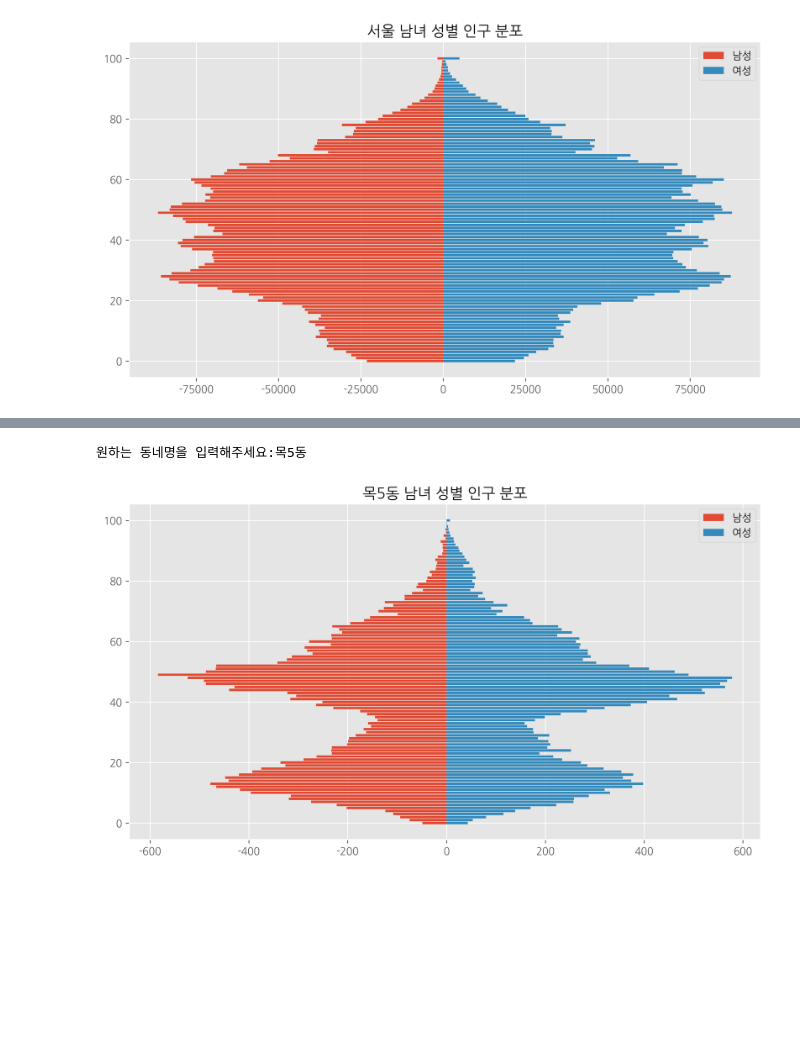
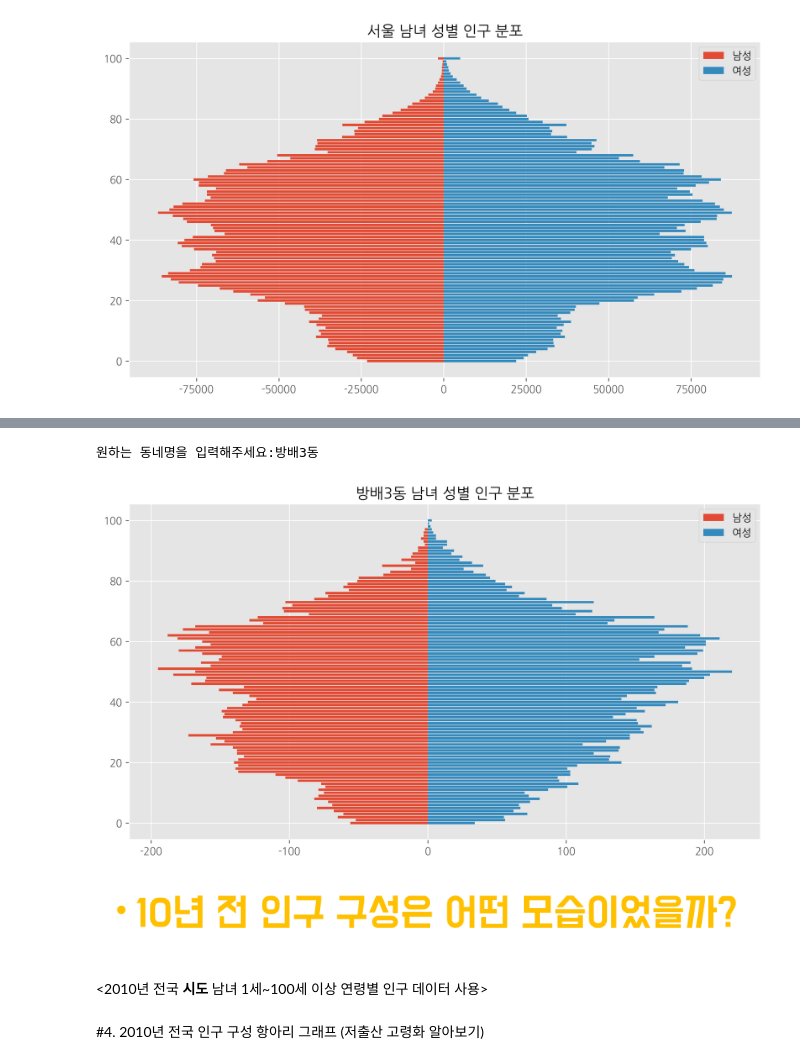
Before and after one commit to dubussy/insideout, a Jupyter notebook: population.ipynb, the cells around one changed output, grey strips where cells are left out. Cells and saved outputs as stored; diff of their text form; code cells hidden in the pictures; blank space fills up the shorter version.

```diff
--- a/population.ipynb
+++ b/population.ipynb
@@ -33,7 +43,7 @@ Saving 2020korea.csv to 2020korea.csv
 # %%
-#1. 2020년 전국 인구 구성 항아리 그래프 (교과서 업데이트)
+#1. 2020년 전국 인구 피라미드 그래프 (교과서 업데이트)
 import csv
-f=open('2020korea.csv', encoding = 'cp949')
+f=open('202012korea.csv', encoding = 'cp949')
 data = csv.reader(f)
 m=[]
 f=[]
@@ -49,7 +59,7 @@ plt.style.use('ggplot')
 plt.figure(figsize=(11,6),dpi=300)
 plt.rc('font', family='NanumGothic')
 plt.rcParams['axes.unicode_minus']=False
-plt.title('전국 남녀 성별 인구 분포')
+plt.title('전국 남녀 성별 인구 분포(2020년)')
 plt.barh(range(101),m, label='남성')
 plt.barh(range(101),f,label='여성')
 plt.legend()
@@ -61,7 +71,7 @@ findfont: Font family ['NanumGothic'] not found. Falling back to DejaVu Sans.
 # %%
-#2. 2020년 시도 인구 구성 항아리 그래프 (지역별 차이 알아보기)
+#2. 2020년 시도 인구 피라미드 그래프 (지역별 차이 알아보기)
 import csv
-f=open('2020korea.csv', encoding = 'cp949')
+f=open('202012korea.csv', encoding = 'cp949')
 data = csv.reader(f)
 m=[]
 f=[]
@@ -78,7 +88,7 @@ plt.style.use('ggplot')
 plt.figure(figsize=(11,6),dpi=300)
 plt.rc('font', family='NanumGothic')
 plt.rcParams['axes.unicode_minus']=False
-plt.title(name+' 남녀 성별 인구 분포')
+plt.title(name+' 남녀 성별 인구 분포(2020년)')
 plt.barh(range(101),m, label='남성')
 plt.barh(range(101),f,label='여성')
 plt.legend()
@@ -96,31 +110,37 @@ Saving 2020.csv to 2020.csv
 # %%
-#3. 2020년 동네 인구 구성 항아리 그래프 (학생들이 사는 동네 관심 유발하기)
+#3. 2020년 동네 인구피라미드 그래프 (학생들이 사는 동네 관심 유발하기)
 import csv
-f=open('2020.csv', encoding = 'cp949')
+f=open('202012town.csv', encoding = 'cp949')
 data=csv.reader(f)
 m=[]
 f=[]
 name=input('원하는 동네명을 입력해주세요:')
 for row in data:
     if name in row[0]:
         for i in range(0,101):
             m.append(-int(row[i+3].replace(',','')))
             f.append(int(row[-(i+1)].replace(',','')))
 f.reverse()
 
 import matplotlib.pyplot as plt
 plt.style.use('ggplot')
 plt.figure(figsize=(11,6),dpi=300)
 plt.rc('font', family='NanumGothic')
 plt.rcParams['axes.unicode_minus']=False
-plt.title(name+' 남녀 성별 인구 분포')
+plt.title(name+' 남녀 성별 인구 분포(2020년)')
 plt.barh(range(101),m, label='남성')
 plt.barh(range(101),f,label='여성')
 plt.legend()
 plt.show()
 # %% [output]
-원하는 동네명을 입력해주세요:목5동
+원하는 동네명을 입력해주세요:방배3동
-[figure, old version]
+[figure, new version]
+# %% [markdown]
+![image.png](embedded-picture-1)
+# %% [markdown]
+<2010년 전국 **시도** 남녀 1세~100세 이상 연령별 인구 데이터 사용>
+# %% [markdown]
+#4. 2010년 전국 인구 구성 항아리 그래프 (저출산 고령화 알아보기)
 # %%
 from google.colab import files
 uploaded = files.upload()
```
Also changed, not shown: parts of 37 cells of this notebook.
